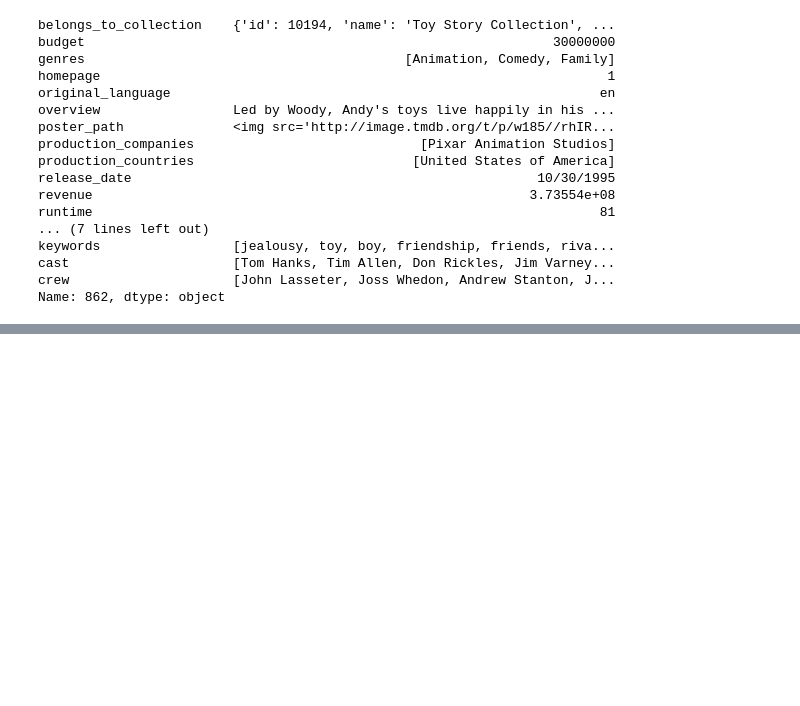
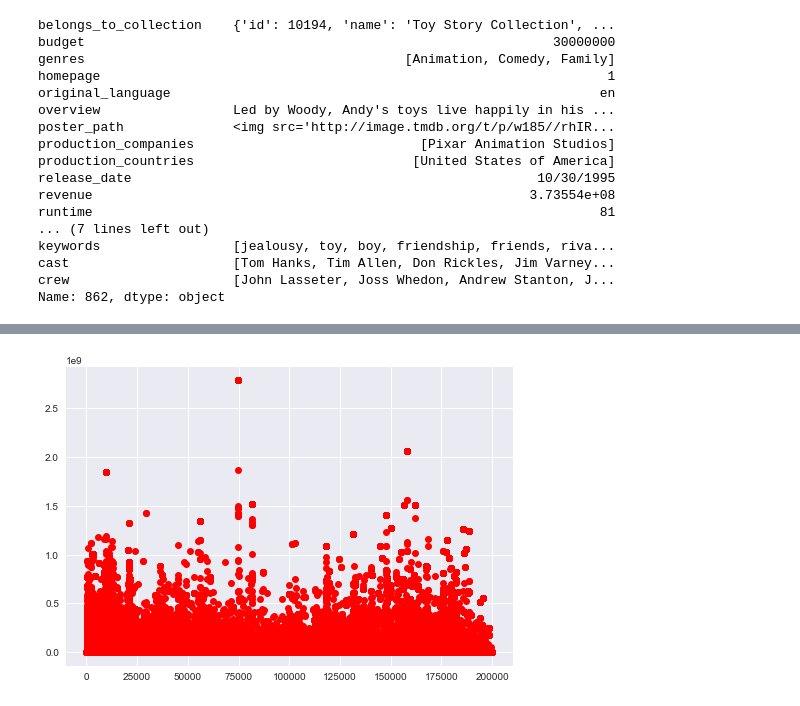
Before and after one commit to christian7137/MovieDataset, a Jupyter notebook: MovieNB_1.ipynb, the cells around one changed output, grey strips where cells are left out. Saved outputs shown, nothing was run; the diff lists cells and outputs as text; code cells hidden in the pictures; blank space fills up the shorter version.

Commit message:
added actor analysis

```diff
--- a/MovieNB_1.ipynb
+++ b/MovieNB_1.ipynb
@@ -186,3 +186,28 @@ keywords                 [jealousy, toy, boy, friendship, friends, riva...
 cast                     [Tom Hanks, Tim Allen, Don Rickles, Jim Varney...
 crew                     [John Lasseter, Joss Whedon, Andrew Stanton, J...
 Name: 862, dtype: object
+# %%
+actors = []
+num_movies = []
+revenue_avg = []
+counter = 0
+for index, row in movie_df.iterrows():
+    cast = row[20]
+    revenue = row[10]
+    for person in cast:
+        try:
+            index = actors.index(person)
+        except:
+            index = -1
+        if(index != -1):
+            temp = revenue_avg[index] * num_movies[index]
+            temp += revenue
+            num_movies[index] += 1
+            revenue_avg[index] = temp/num_movies[index]
+        else:
+            actors.append(person)
+            num_movies.append(1)
+            revenue_avg.append(revenue)
+        if(counter%10000 == 0):
+            print counter
+        counter += 1
@@ -188,0 +232,8 @@ Name: 862, dtype: object
+# %%
+x = []
+for i in range(0,len(actors)):
+    x.append(i)
+plt.plot(x,revenue_avg, 'ro')
+plt.show()
+# %% [output]
+[figure, added]
```
Also changed, not shown: parts of 11 cells of this notebook.
